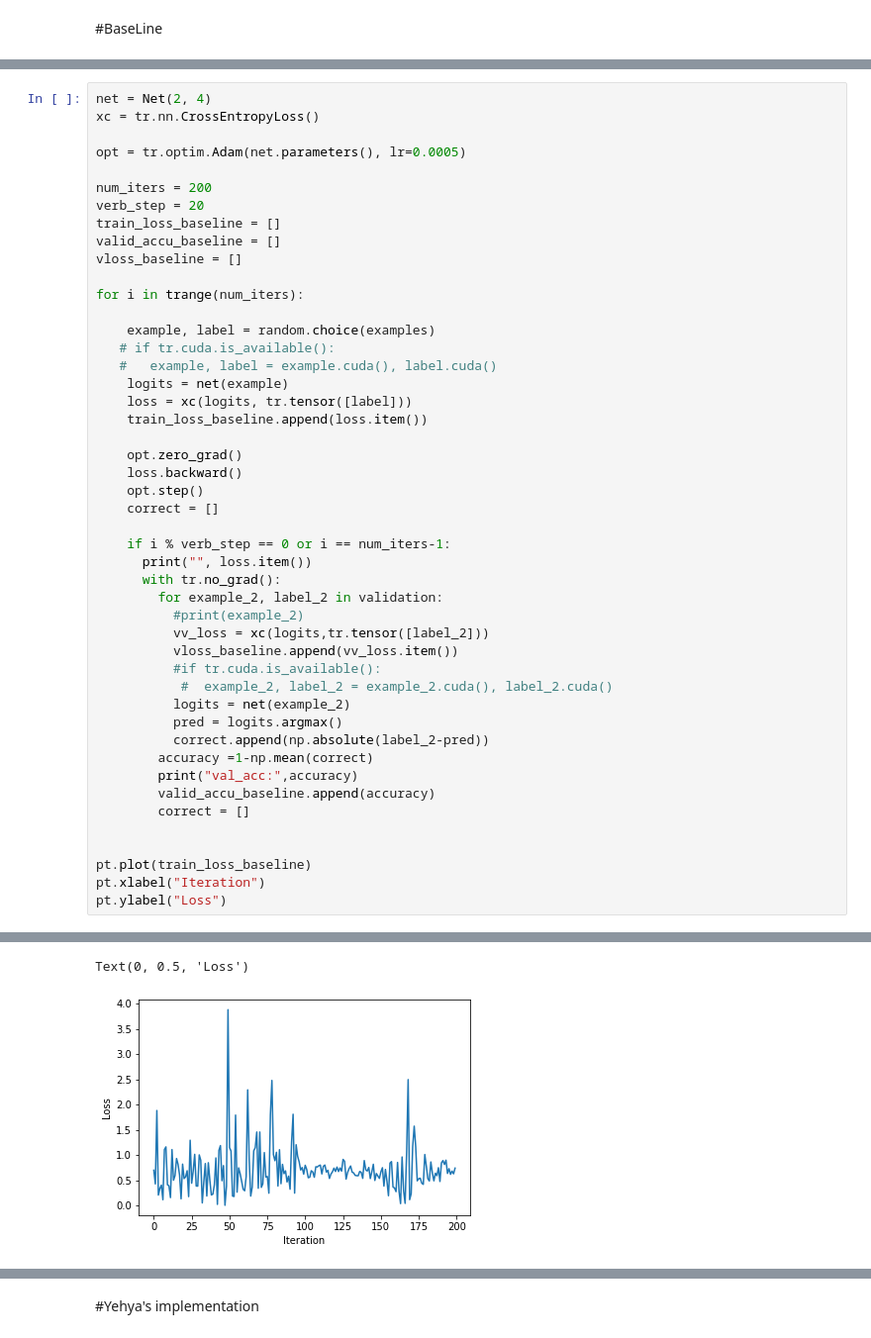
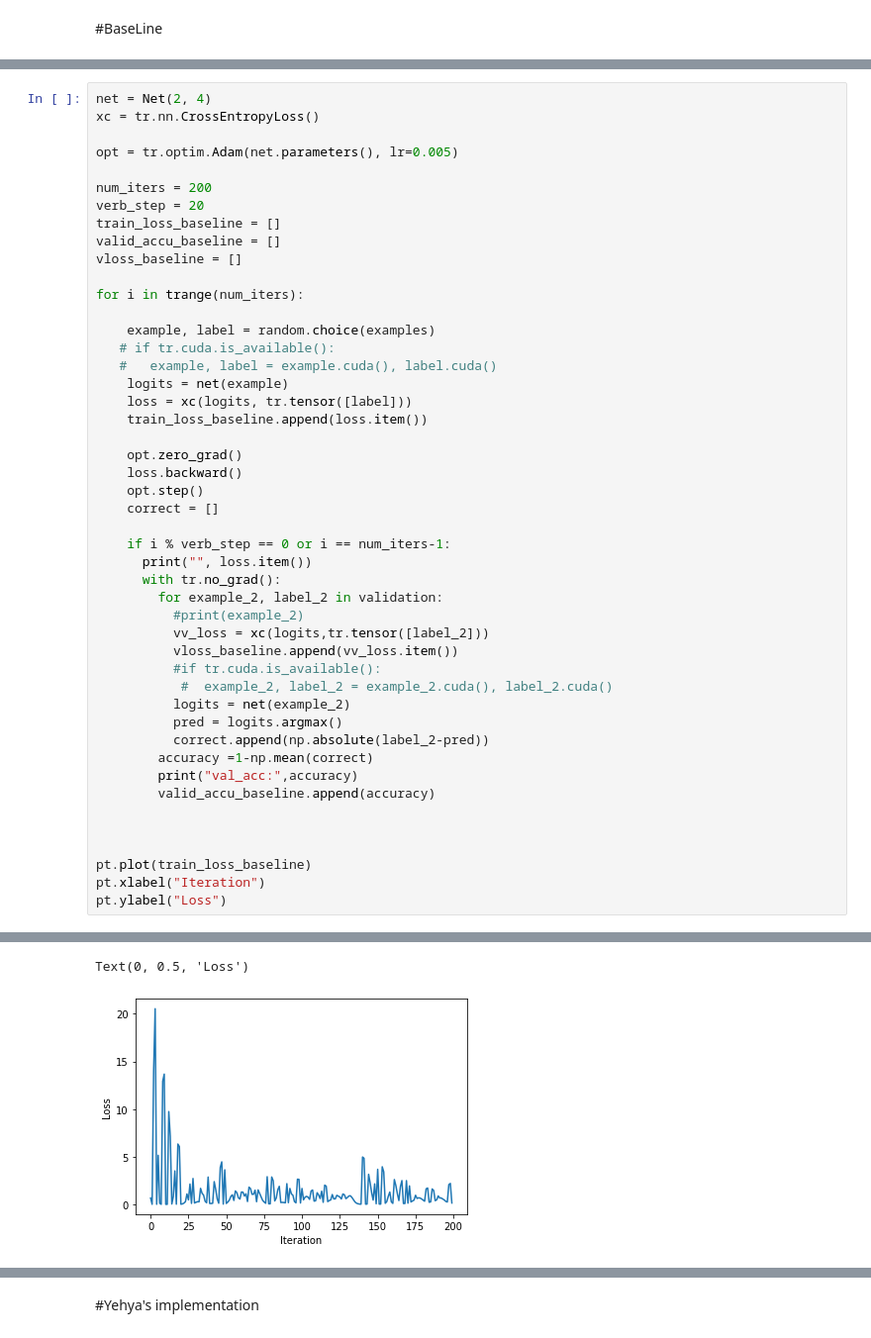
Before and after one commit to youdanzh/CIS700, a Jupyter notebook: FinalProject.ipynb, the cells around one changed output, grey strips where cells are left out. Shown at 99% size. Cells and saved outputs as stored; diff of their text form.

```diff
--- a/FinalProject.ipynb
+++ b/FinalProject.ipynb
@@ -195,7 +212,7 @@ tensor([[0.0360, 0.0152]], grad_fn=<UnsqueezeBackward0>)
 net = Net(2, 4)
 xc = tr.nn.CrossEntropyLoss()
 
-opt = tr.optim.Adam(net.parameters(), lr=0.0005)
+opt = tr.optim.Adam(net.parameters(), lr=0.005)
 
 num_iters = 200
 verb_step = 20
@@ -232,7 +249,7 @@ for i in trange(num_iters):
         accuracy =1-np.mean(correct)
         print("val_acc:",accuracy)
         valid_accu_baseline.append(accuracy)
-        correct = []
+
 
 
 pt.plot(train_loss_baseline)
@@ -258,3 +275,3 @@ val_acc: 0.5
 val_acc: 0.5
 Text(0, 0.5, 'Loss')
-[figure, old version]
+[figure, new version]
```
Also changed, not shown: parts of 17 cells of this notebook.
